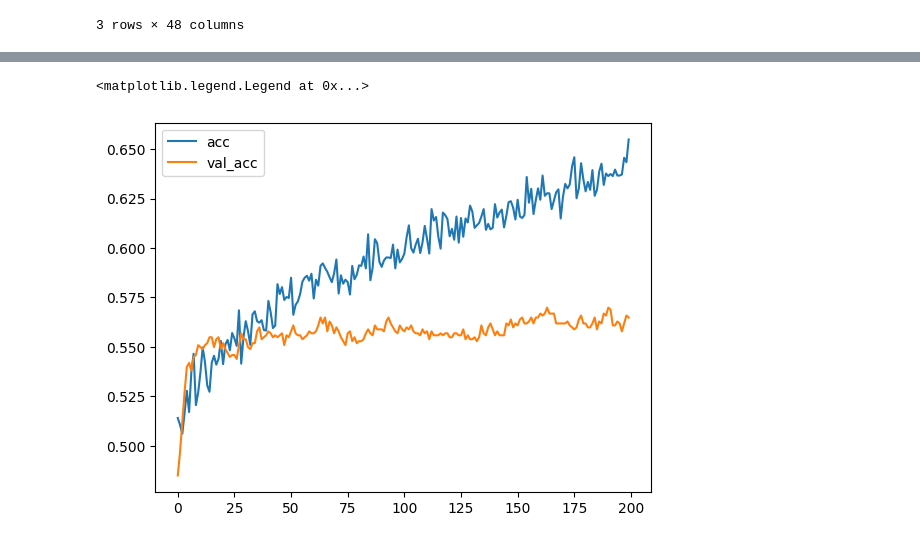
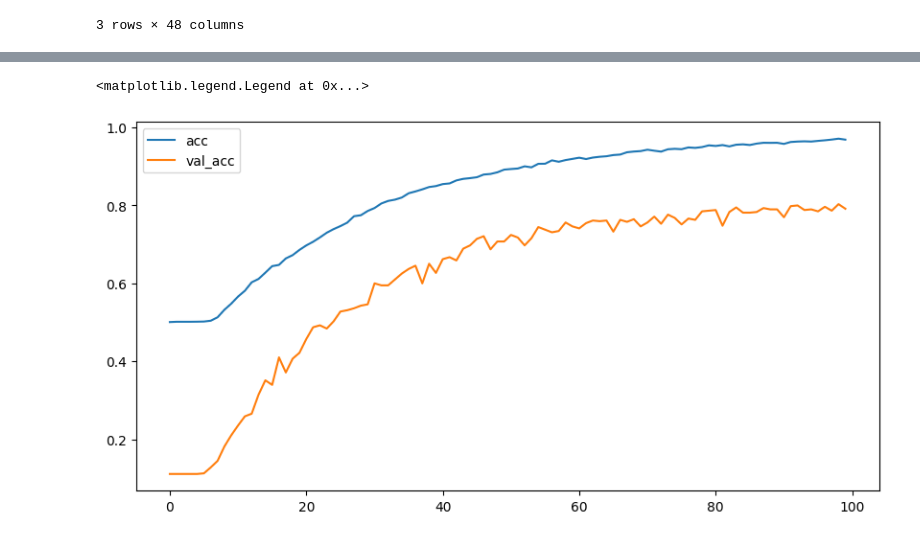
Before and after one commit to jhs-164179/Nurse__, a Jupyter notebook: [03]DL.ipynb, the cells around one changed output, grey strips where cells are left out. Saved outputs shown, nothing was run; the diff lists cells and outputs as text; code cells hidden in the pictures.

```diff
--- a/[03]DL.ipynb
+++ b/[03]DL.ipynb
@@ -78,10 +126,12 @@ f_ONE_HOT.remove('DI1_2')
 for col in df.columns:
     df[col].fillna(df[col].mode()[0], inplace=True)
 # %%
-X = df.drop('BE3_31', axis=1)
-y = df['BE3_31']
+X = df.drop('BE5_1', axis=1)
+y = df['BE5_1']
 
 train_X, val_X, train_y, val_y = train_test_split(X, y, test_size=.2, stratify=y, random_state=42)
+val_X, test_X, val_y, test_y = train_test_split(val_X, val_y, test_size=.2, stratify=val_y, random_state=42)
 print(f'train size: {len(train_X)}')
 print(f'validate size: {len(val_X)}')
+print(f'test size: {len(test_X)}')
 # %% [output]
@@ -108,0 +141,18 @@ def encode_inputs(inputs, use_embedding=False):
+# %%
+ada = ADASYN(random_state=42)
+ada_X, ada_y = ada.fit_resample(train_X, train_y)
+# %%
+for val in f_NUMERIC:
+    if val not in list(train_X.columns):
+        f_NUMERIC.remove(val)
+        print(val)
+
+for val in f_CATEGORICAL:
+    if val not in list(train_X.columns):
+        f_CATEGORICAL.remove(val)
+        print(val)
+
+for val in f_ONE_HOT:
+    if val not in list(train_X.columns):
+        f_ONE_HOT.remove(val)
+        print(val)
@@ -235,0 +258,18 @@ Name: count, dtype: int64
+# %%
+hist = model.fit(
+    ada_X,
+    ada_y,
+    batch_size=128,
+    epochs=100,
+    validation_data=(val_X, val_y),
+    class_weight=class_weight,
+    callbacks=[callback]
+)
+# hist = model.fit(
+#     val_X,
+#     val_y,
+#     batch_size=128,
+#     epochs=30,
+#     validation_data=(train_X, train_y),
+#     class_weight=class_weight,
+# )
@@ -266,7 +353,8 @@ weighted avg       0.57      0.56      0.57      1002
 # %%
+plt.figure(figsize=(10, 5))
 plt.plot(hist.history['acc'])
 plt.plot(hist.history['val_acc'])
 plt.legend(['acc', 'val_acc'])
 # %% [output]
 <matplotlib.legend.Legend at 0x...>
-[figure, old version]
+[figure, new version]
```
Also changed, not shown: parts of 21 cells of this notebook, 3 other files.
